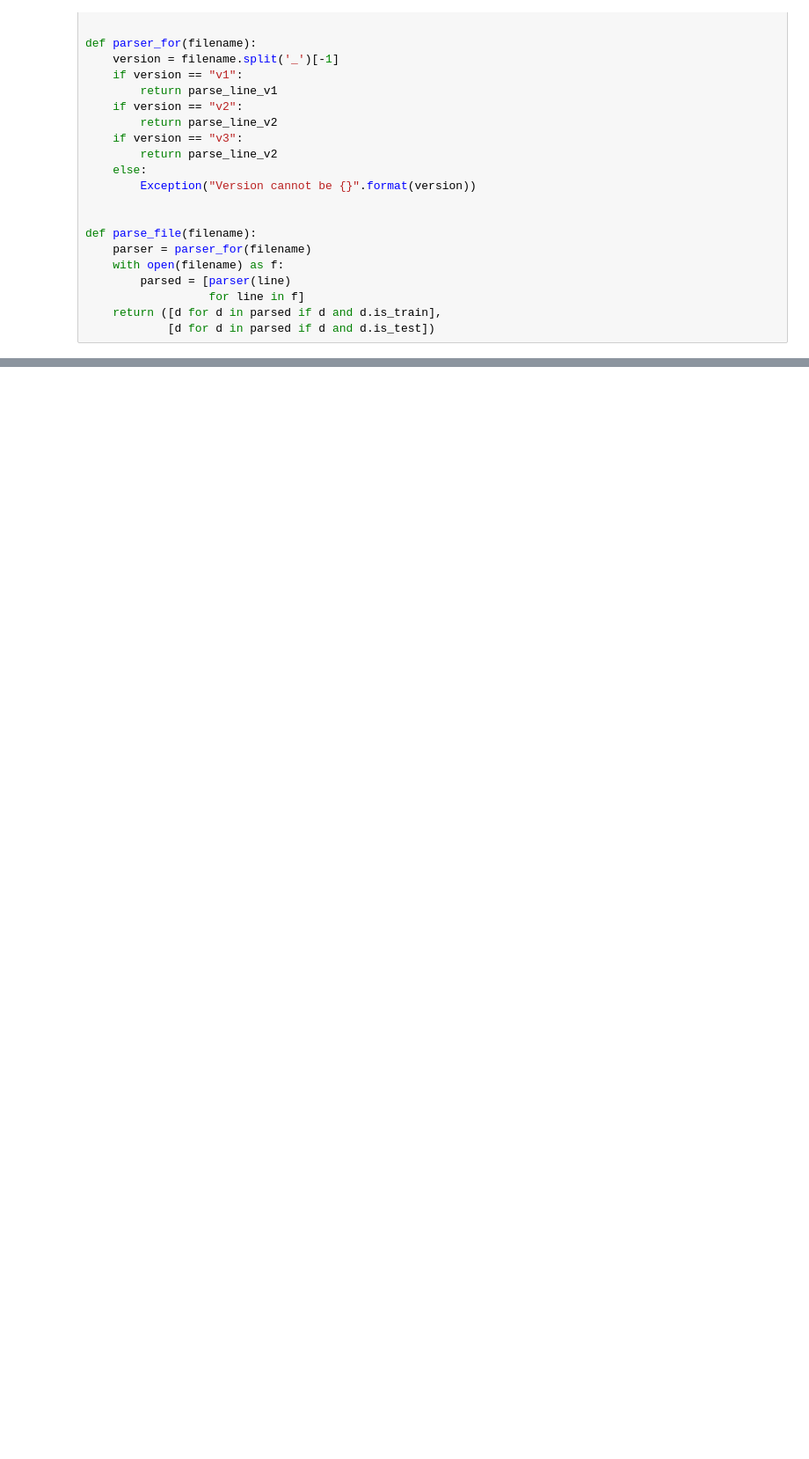
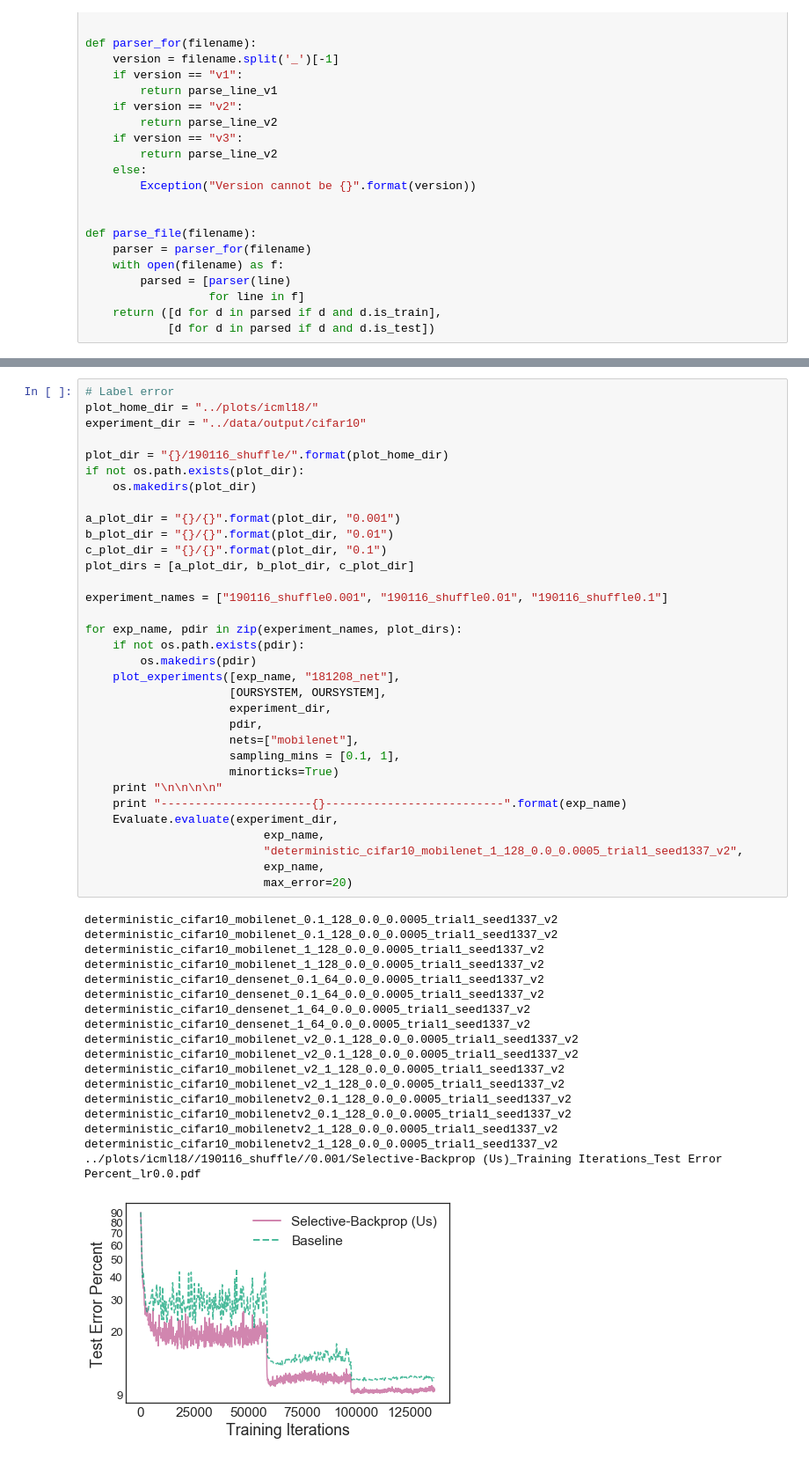
Before and after one commit to angelajiang/bias-in-datasets, a Jupyter notebook: active_learning/ipython/ICML18 plots.ipynb, the cells around one changed output, grey strips where cells are left out. Shown: that part at 88% size. Cells and saved outputs as stored; diff of their text form; blank space fills up the shorter version.

```diff
--- a/active_learning/ipython/ICML18 plots.ipynb
+++ b/active_learning/ipython/ICML18 plots.ipynb
@@ -603,0 +652,52 @@ sampling_svhn_resnet18_1.0_128_0.01_0.0005_trial1_seed1337_v2
+# %%
+# Label error
+plot_home_dir = "../plots/icml18/"
+experiment_dir = "../data/output/cifar10"
+
+plot_dir = "{}/190116_shuffle/".format(plot_home_dir)
+if not os.path.exists(plot_dir):
+    os.makedirs(plot_dir)
+
+a_plot_dir = "{}/{}".format(plot_dir, "0.001")
+b_plot_dir = "{}/{}".format(plot_dir, "0.01")
+c_plot_dir = "{}/{}".format(plot_dir, "0.1")
+plot_dirs = [a_plot_dir, b_plot_dir, c_plot_dir]
+
+experiment_names = ["190116_shuffle0.001", "190116_shuffle0.01", "190116_shuffle0.1"]
+
+for exp_name, pdir in zip(experiment_names, plot_dirs):
+    if not os.path.exists(pdir):
+        os.makedirs(pdir)
+    plot_experiments([exp_name, "181208_net"],
+                     [OURSYSTEM, OURSYSTEM],
+                     experiment_dir,
+                     pdir,
+                     nets=["mobilenet"],
+                     sampling_mins = [0.1, 1],
+                     minorticks=True)
+    print "\n\n\n\n"
+    print "----------------------{}--------------------------".format(exp_name)
+    Evaluate.evaluate(experiment_dir,
+                          exp_name,
+                          "deterministic_cifar10_mobilenet_1_128_0.0_0.0005_trial1_seed1337_v2",
+                          exp_name,
+                          max_error=20)
+# %% [output]
+deterministic_cifar10_mobilenet_0.1_128_0.0_0.0005_trial1_seed1337_v2
+deterministic_cifar10_mobilenet_0.1_128_0.0_0.0005_trial1_seed1337_v2
+deterministic_cifar10_mobilenet_1_128_0.0_0.0005_trial1_seed1337_v2
+deterministic_cifar10_mobilenet_1_128_0.0_0.0005_trial1_seed1337_v2
+deterministic_cifar10_densenet_0.1_64_0.0_0.0005_trial1_seed1337_v2
+deterministic_cifar10_densenet_0.1_64_0.0_0.0005_trial1_seed1337_v2
+deterministic_cifar10_densenet_1_64_0.0_0.0005_trial1_seed1337_v2
+deterministic_cifar10_densenet_1_64_0.0_0.0005_trial1_seed1337_v2
+deterministic_cifar10_mobilenet_v2_0.1_128_0.0_0.0005_trial1_seed1337_v2
+deterministic_cifar10_mobilenet_v2_0.1_128_0.0_0.0005_trial1_seed1337_v2
+deterministic_cifar10_mobilenet_v2_1_128_0.0_0.0005_trial1_seed1337_v2
+deterministic_cifar10_mobilenet_v2_1_128_0.0_0.0005_trial1_seed1337_v2
+deterministic_cifar10_mobilenetv2_0.1_128_0.0_0.0005_trial1_seed1337_v2
+deterministic_cifar10_mobilenetv2_0.1_128_0.0_0.0005_trial1_seed1337_v2
+deterministic_cifar10_mobilenetv2_1_128_0.0_0.0005_trial1_seed1337_v2
+deterministic_cifar10_mobilenetv2_1_128_0.0_0.0005_trial1_seed1337_v2
+../plots/icml18//190116_shuffle//0.001/Selective-Backprop (Us)_Training Iterations_Test Error Percent_lr0.0.pdf
+[figure, added]
```
Also changed, not shown: parts of 19 cells of this notebook, 19 other files.
